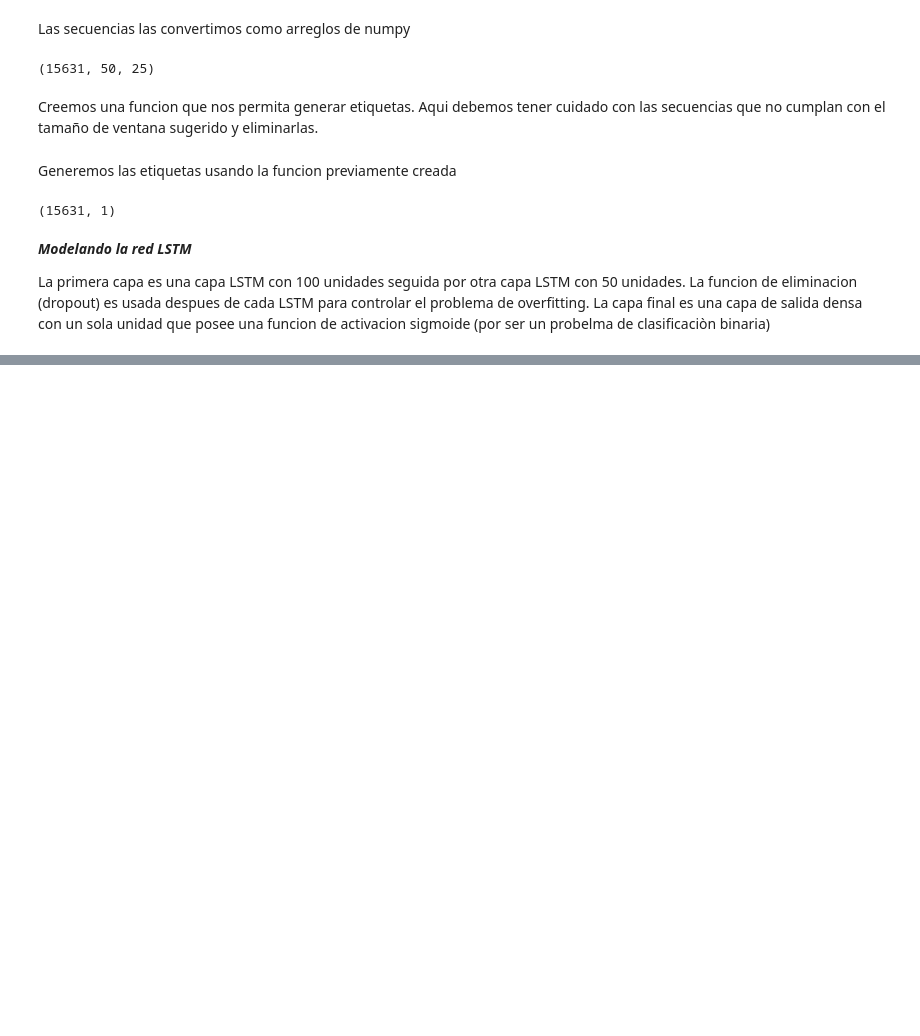
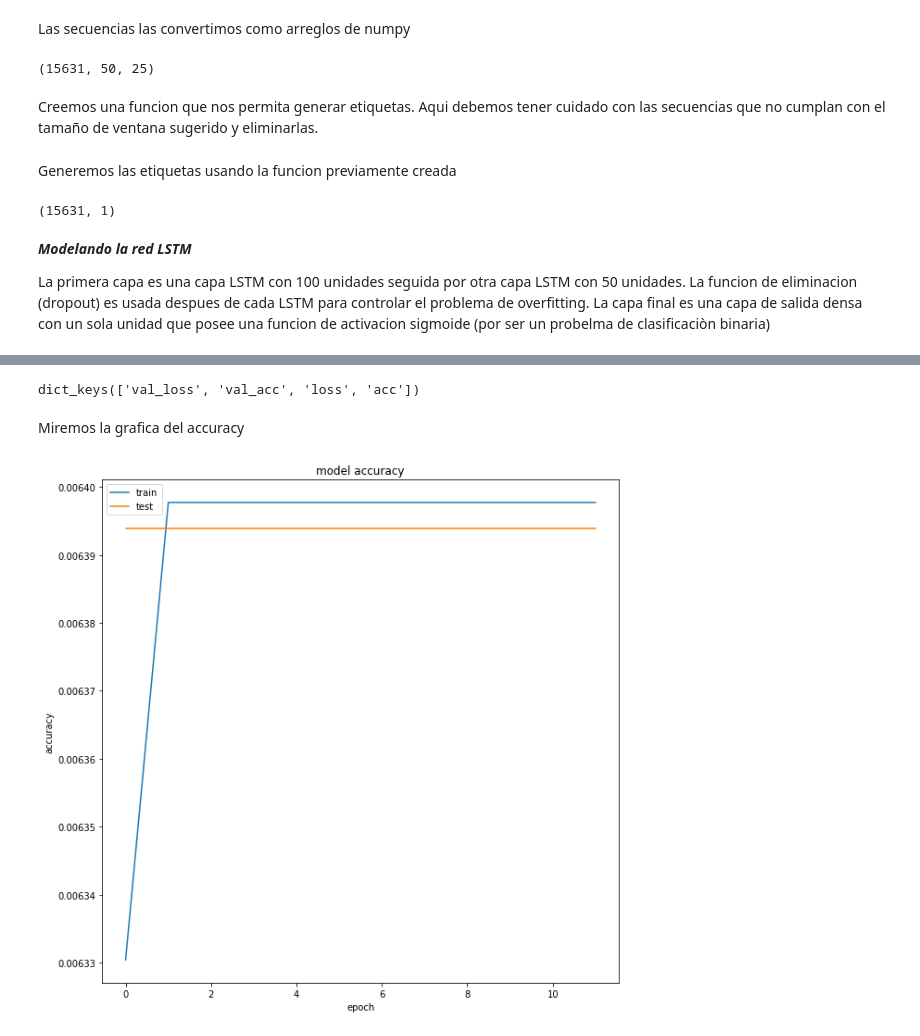
Before and after one commit to juancpv/predictivemaintenance, a Jupyter notebook: lstm.ipynb, the cells around one changed output, grey strips where cells are left out. Saved outputs shown, nothing was run; the diff lists cells and outputs as text; code cells hidden in the pictures; blank space fills up the shorter version.

```diff
--- a/lstm.ipynb
+++ b/lstm.ipynb
@@ -370,7 +368,10 @@ None
 # %%
+model_path = 'binarymodel.h5'
+
+
 history = model.fit(seq_array, label_array, epochs=100, batch_size=200, validation_split=0.05, verbose=2,
           callbacks = [keras.callbacks.EarlyStopping(monitor='val_loss', min_delta=0, patience=10, verbose=0, mode='min'),
-                       keras.callbacks.ModelCheckpoint(None,monitor='val_loss', save_best_only=True, mode='min', verbose=0)]
+                       keras.callbacks.ModelCheckpoint(model_path,monitor='val_loss', save_best_only=True, mode='min', verbose=0)]
           )
 # %% [output]
 Train on 14849 samples, validate on 782 samples
@@ -379,0 +394,17 @@ AttributeError: ignored
+# %%
+print(history.history.keys())
+# %% [output]
+dict_keys(['val_loss', 'val_acc', 'loss', 'acc'])
+# %% [markdown]
+Miremos la grafica del accuracy
+# %%
+fig_acc = plt.figure(figsize=(10, 10))
+plt.plot(history.history['acc'])
+plt.plot(history.history['val_acc'])
+plt.title('model accuracy')
+plt.ylabel('accuracy')
+plt.xlabel('epoch')
+plt.legend(['train', 'test'], loc='upper left')
+plt.show()
+# %% [output]
+[figure, added]
```
Also changed, not shown: parts of 8 cells of this notebook.
